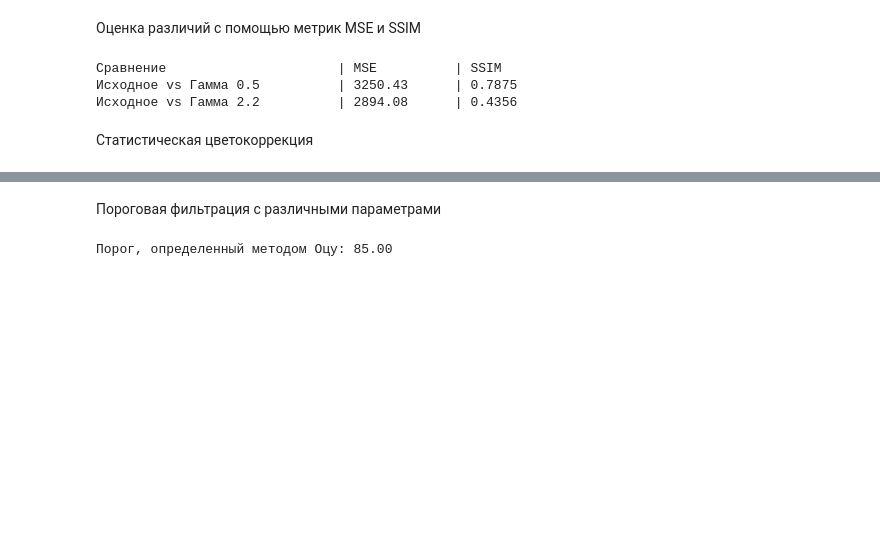
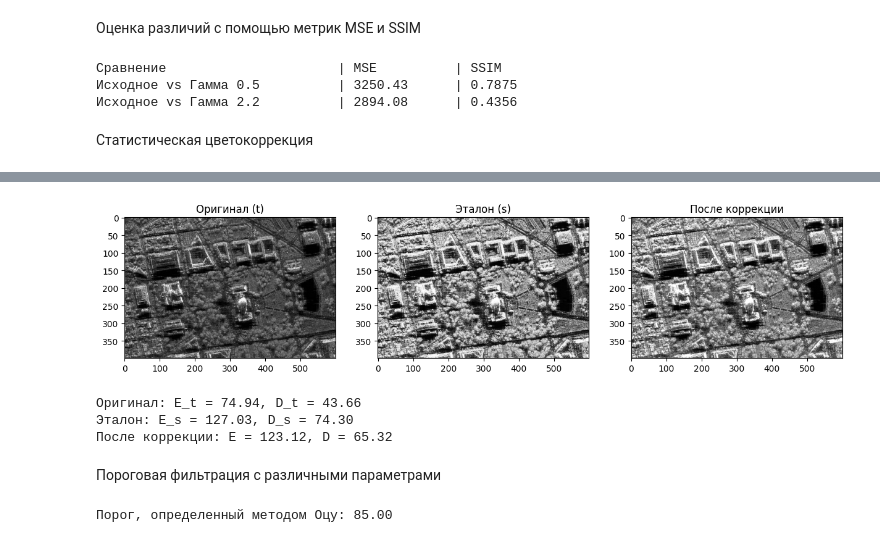
Before and after one commit to Rigtsu/image_processing, a Jupyter notebook: hw1.ipynb, the cells around one changed output, grey strips where cells are left out. Cells and saved outputs as stored; diff of their text form; code cells hidden in the pictures; blank space fills up the shorter version.

```diff
--- a/hw1.ipynb
+++ b/hw1.ipynb
@@ -146,3 +107,45 @@ plt.show()
+# %%
+eq_gray = cv2.equalizeHist(img_gray)
+cv2.imwrite('eq_gray.jpg', eq_gray)
+eq_gray = cv2.imread('eq_gray.jpg', cv2.IMREAD_GRAYSCALE)
+# %%
+E_s = eq_gray.mean()# mean эталона
+D_s = eq_gray.std()# std эталона
+
+E_t = img_gray.mean()# mean исходной картинки
+D_t = img_gray.std()# std исходной картинки
+# %%
+def stat_correction(C_t, E_s, D_s):
+    C_t = C_t.astype(np.float64)
+
+    E_t = C_t.mean()
+    D_t = C_t.std()
+
+    C_t_new = E_s + (C_t - E_t) * (D_s / D_t)
+
+    return np.clip(C_t_new, 0, 255).astype(np.uint8)
+# %%
+img_stat = stat_correction(img_gray, E_s, D_s)
+
+fig, axes = plt.subplots(1, 3, figsize=(15, 5))
+
+axes[0].imshow(img_gray, cmap='gray')
+axes[0].set_title('Оригинал (t)')
+axes[1].imshow(eq_gray, cmap='gray')
+axes[1].set_title('Эталон (s)')
+axes[2].imshow(img_stat, cmap='gray')
+axes[2].set_title('После коррекции')
+
+plt.show()
+
+print(f"Оригинал: E_t = {E_t:.2f}, D_t = {D_t:.2f}")
+print(f"Эталон: E_s = {E_s:.2f}, D_s = {D_s:.2f}")
+print(f"После коррекции: E = {img_stat.mean():.2f}, D = {img_stat.std():.2f}")
+# %% [output]
+[figure, added]
+Оригинал: E_t = 74.94, D_t = 43.66
+Эталон: E_s = 127.03, D_s = 74.30
+После коррекции: E = 123.12, D = 65.32
 # %% [markdown]
 Пороговая фильтрация с различными параметрами
 # %%
```
Also changed, not shown: parts of 1 cell of this notebook.
